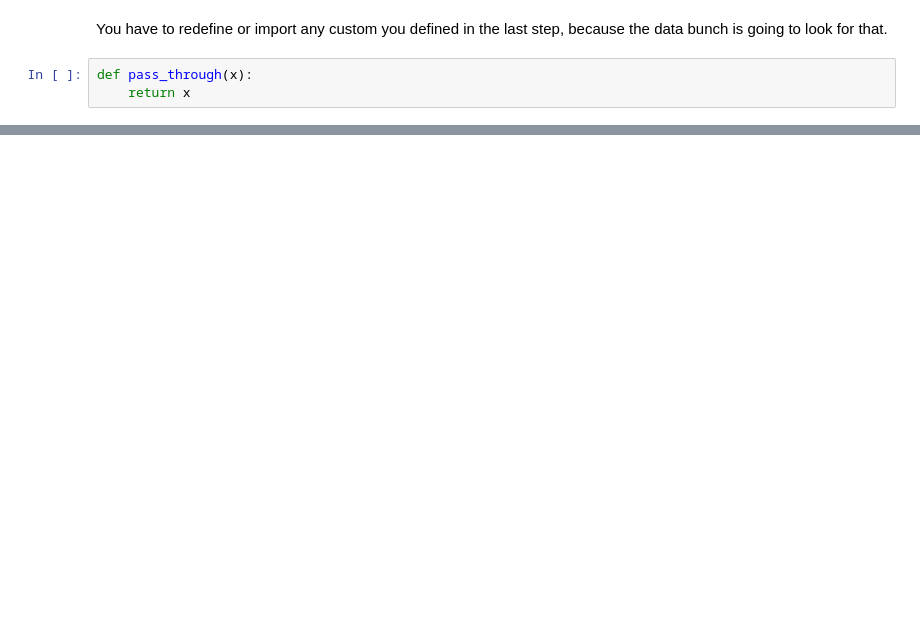
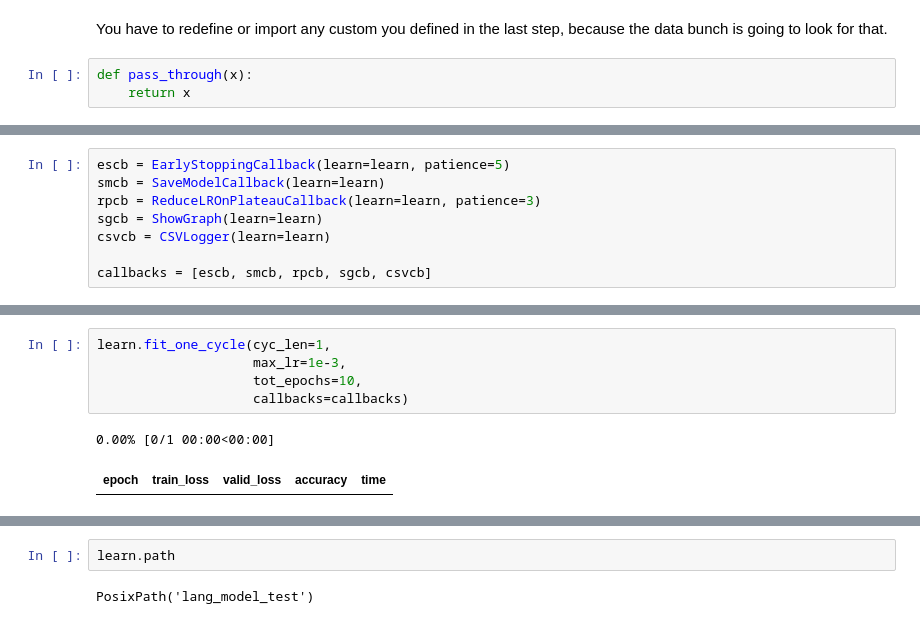
Before and after one commit to machine-learning-apps/IssuesLanguageModel, a Jupyter notebook: notebooks/4_Train_Model.ipynb, the cells around one changed output, grey strips where cells are left out. Saved outputs shown, nothing was run; the diff lists cells and outputs as text; blank space fills up the shorter version.

```diff
--- a/notebooks/4_Train_Model.ipynb
+++ b/notebooks/4_Train_Model.ipynb
@@ -51,0 +51,8 @@ AssertionError: Torch not compiled with CUDA enabled
+# %%
+escb = EarlyStoppingCallback(learn=learn, patience=5)
+smcb = SaveModelCallback(learn=learn)
+rpcb = ReduceLROnPlateauCallback(learn=learn, patience=3)
+sgcb = ShowGraph(learn=learn)
+csvcb = CSVLogger(learn=learn)
+
+callbacks = [escb, smcb, rpcb, sgcb, csvcb]
@@ -51,0 +81,8 @@ AssertionError: Torch not compiled with CUDA enabled
+# %%
+learn.fit_one_cycle(cyc_len=1,
+                    max_lr=1e-3,
+                    tot_epochs=10,
+                    callbacks=callbacks)
+# %% [output]
+0.00% [0/1 00:00<00:00]
+| epoch | train_loss | valid_loss | accuracy | time |
@@ -51,0 +90,4 @@ AssertionError: Torch not compiled with CUDA enabled
+# %%
+learn.path
+# %% [output]
+PosixPath('lang_model_test')
```
Also changed, not shown: parts of 18 cells of this notebook, 3 other files.
